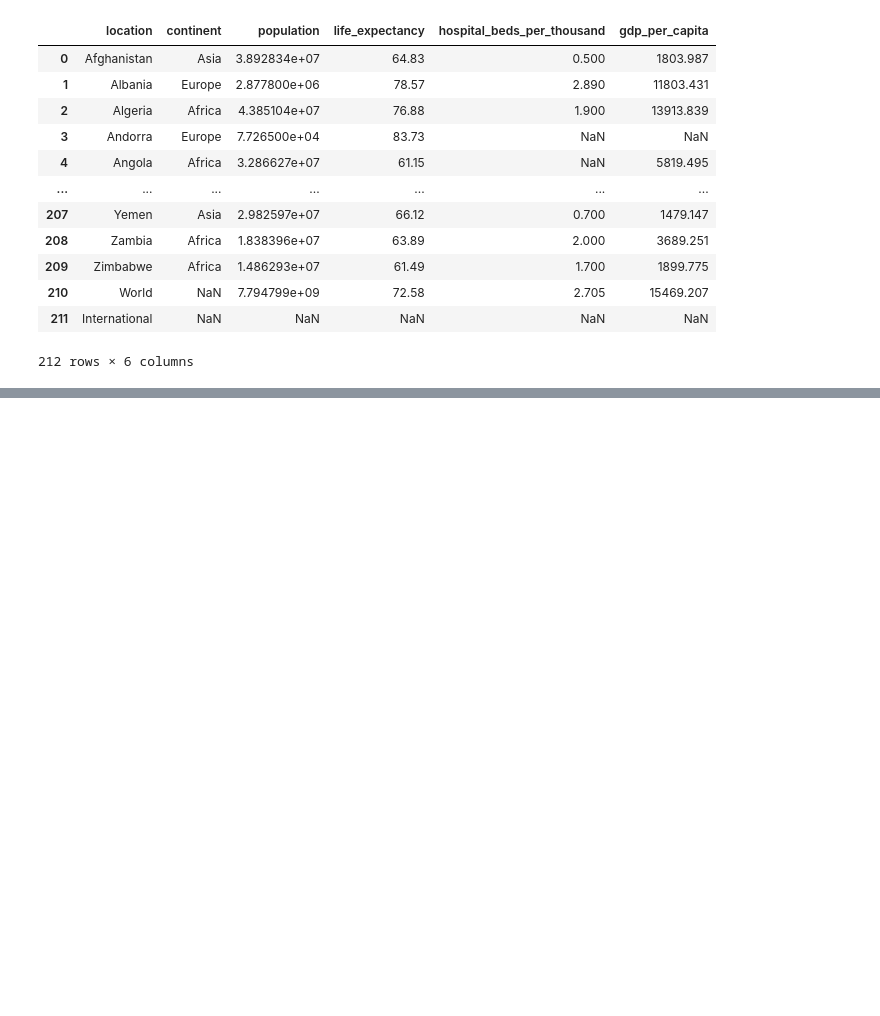
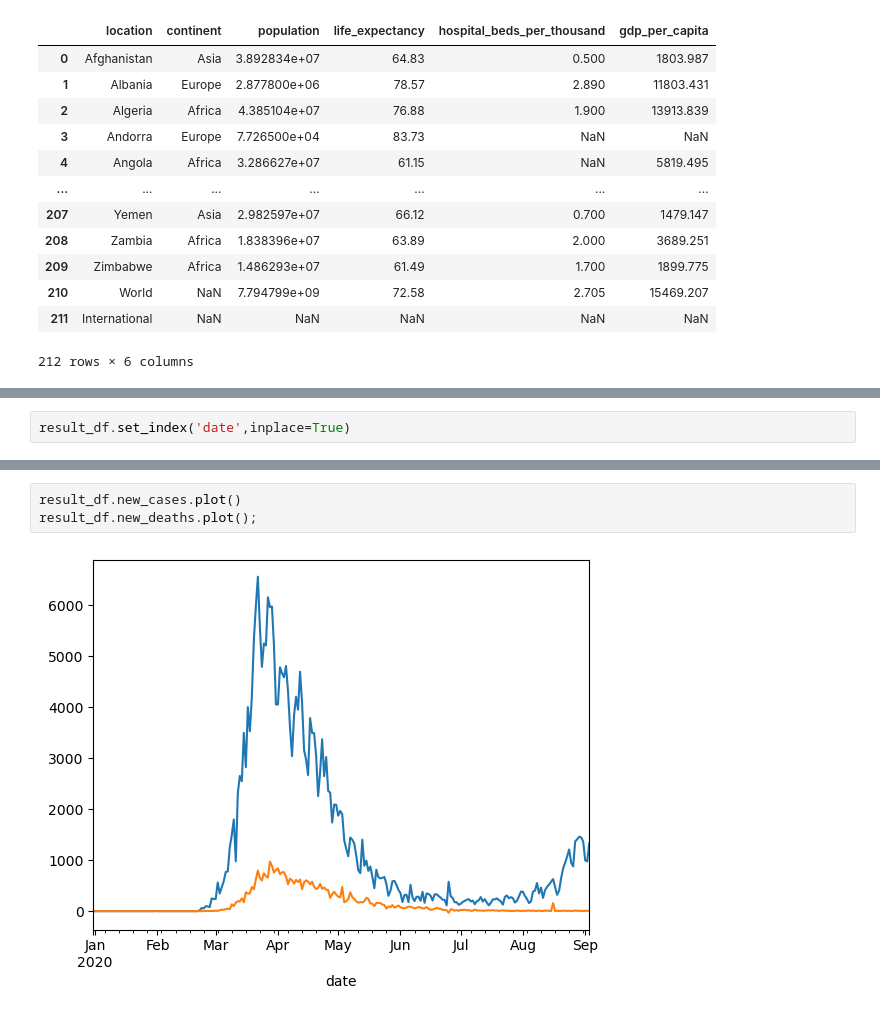
Before and after one commit to TaeMochi12/Data-Analysis, a Jupyter notebook: pandas.ipynb, the cells around one changed output, grey strips where cells are left out. Saved outputs shown, nothing was run; the diff lists cells and outputs as text; blank space fills up the shorter version.

```diff
--- a/pandas.ipynb
+++ b/pandas.ipynb
@@ -647,0 +744,2 @@ locations_df
+# %%
+result_df.set_index('date',inplace=True)
@@ -647,0 +776,5 @@ locations_df
+# %%
+result_df.new_cases.plot()
+result_df.new_deaths.plot();
+# %% [output]
+[figure, added]
```
Also changed, not shown: parts of 24 cells of this notebook, 1 other file.
